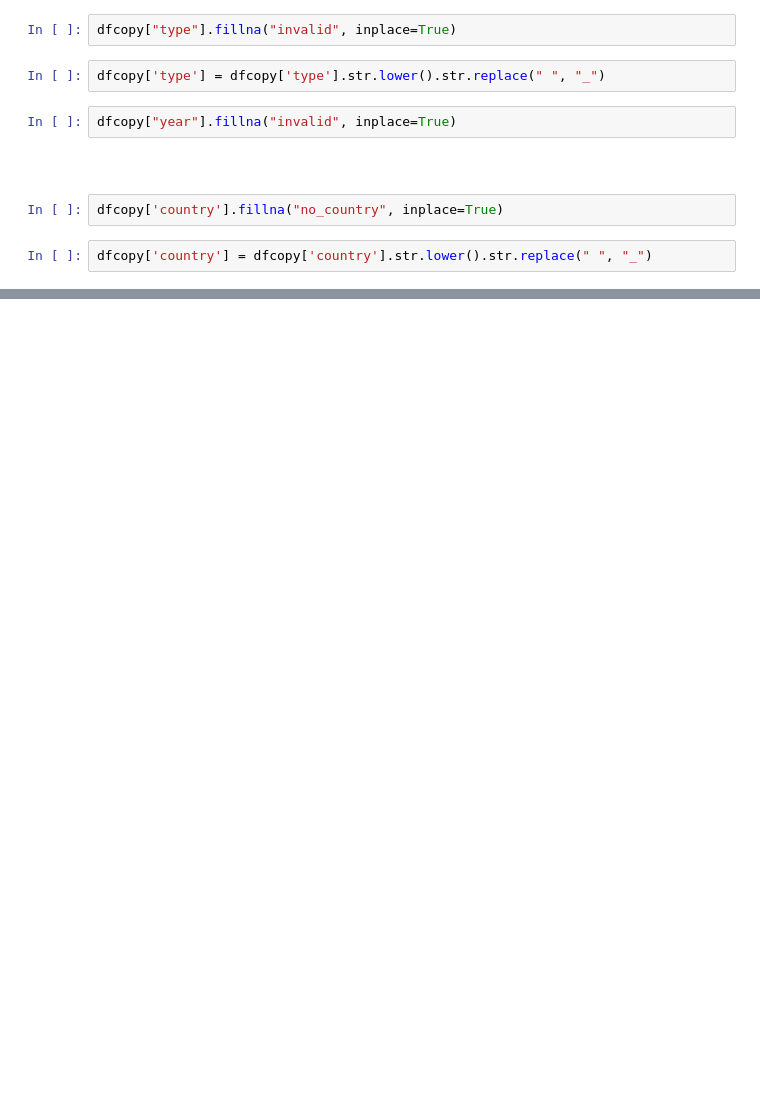
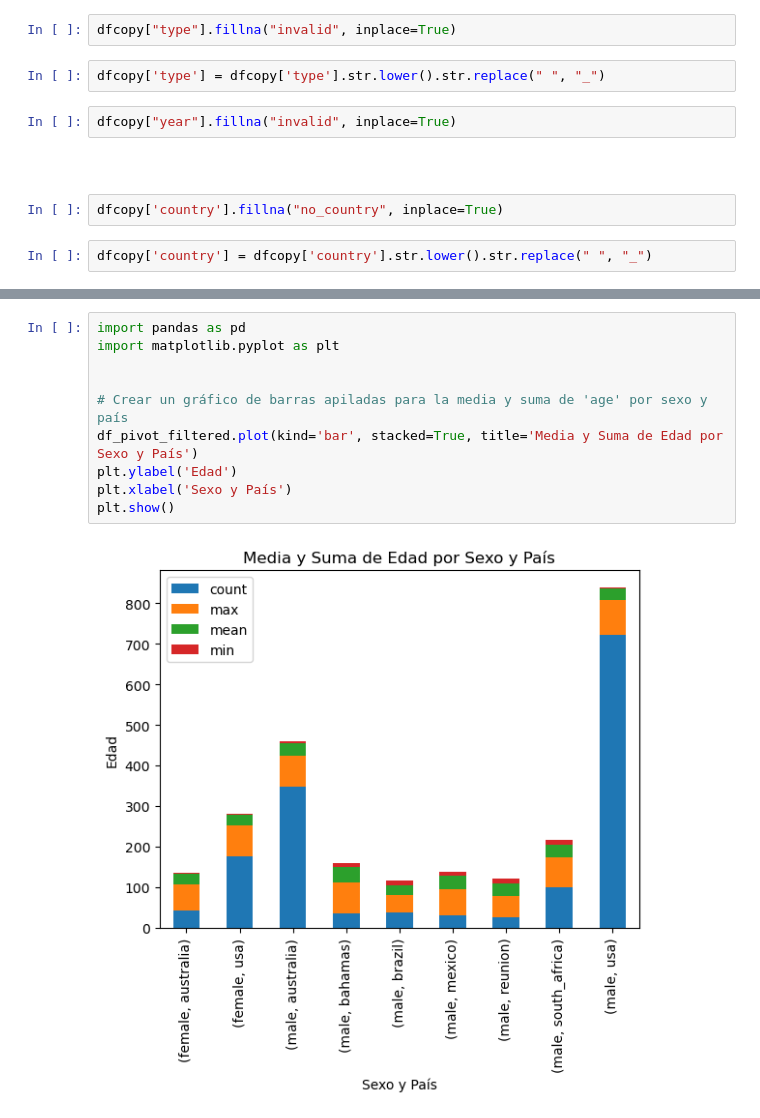
Before and after one commit to astonymartin/QUEST-2, a Jupyter notebook: QUEST 2.ipynb, the cells around one changed output, grey strips where cells are left out. Drawn from its saved outputs; the diff is of its cells as text; blank space fills up the shorter version.

```diff
--- a/QUEST 2.ipynb
+++ b/QUEST 2.ipynb
@@ -89,0 +265,12 @@ Name: count, Length: 218, dtype: int64
+# %%
+import pandas as pd
+import matplotlib.pyplot as plt
+
+
+# Crear un gráfico de barras apiladas para la media y suma de 'age' por sexo y país
+df_pivot_filtered.plot(kind='bar', stacked=True, title='Media y Suma de Edad por Sexo y País')
+plt.ylabel('Edad')
+plt.xlabel('Sexo y País')
+plt.show()
+# %% [output]
+[figure, added]
```
Also changed, not shown: parts of 53 cells of this notebook.
